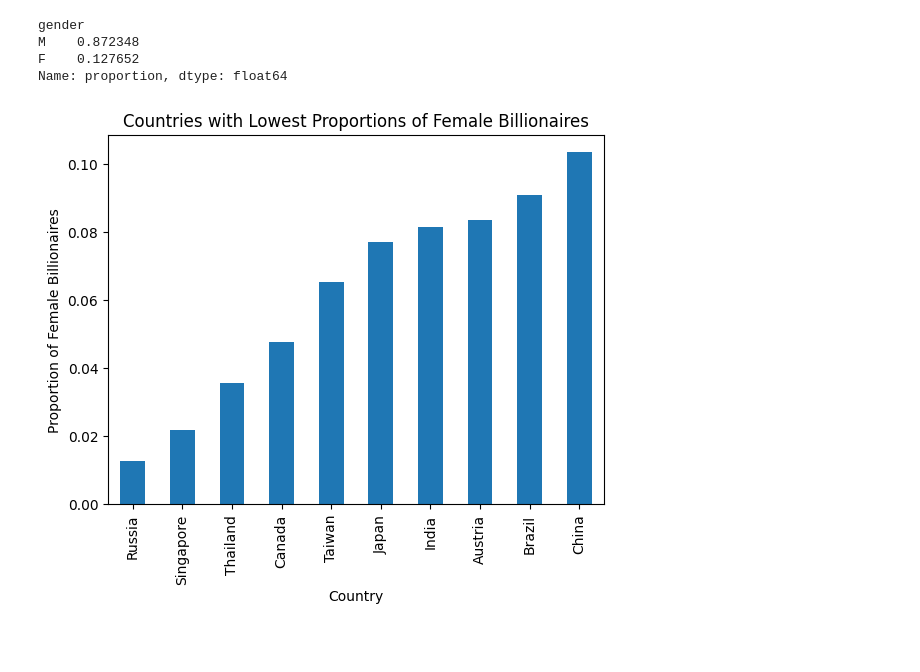
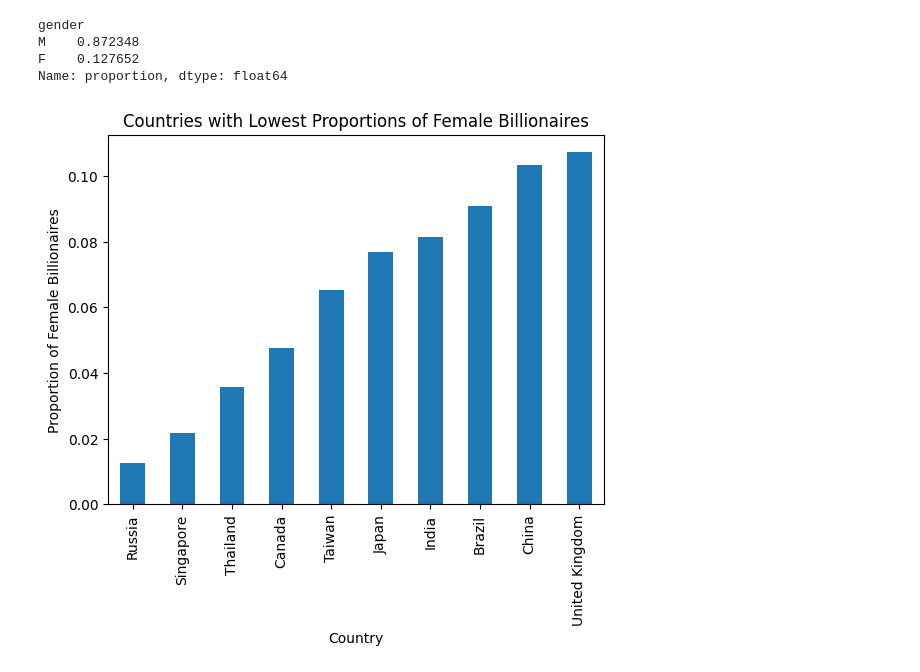
Before and after one commit to ErinZhan2500/SI618FinalProject, a Jupyter notebook: FinalProject.ipynb, the cells around one changed output. Cells and saved outputs as stored; diff of their text form; code cells hidden in the pictures; blank space fills up the shorter version.

Commit message:
gender differences

```diff
--- a/FinalProject.ipynb
+++ b/FinalProject.ipynb
@@ -476,6 +456,6 @@ max         0.630261
 Name: Gini coefficient, dtype: float64
 # %%
-low_gini = 0.35
+low_gini = 0.32
 high_gini = 0.42
 
 final_df['gini_cat'] = np.select([final_df['Gini coefficient'] < low_gini,
@@ -489,2 +469,6 @@ Low        633
 High        80
 Name: count, dtype: int64
+# %%
+# turning gini_cat into an ordered categorical variable
+categories = ['Low', 'Medium', 'High']
+final_df['gini_cat'] = pd.Categorical(final_df['gini_cat'], categories=categories, ordered=True)
@@ -551,19 +619,22 @@ gender
 M    0.872348
 F    0.127652
 Name: proportion, dtype: float64
+# %%
+top_20_countries = final_df.country.value_counts().head(20).index.tolist()
+top_20 = final_df[final_df.country.isin(top_20_countries)]
 # %%
 # Grouping data by country and gender, counting the number of billionaires
-grouped = final_df.groupby(['country', 'gender']).size().unstack()
+grouped = top_20.groupby(['country', 'gender']).size().unstack()
 
 # Calculating proportions of Female billionaires for each country
 grouped['Total'] = grouped.sum(axis=1)
 grouped['Female_Proportion'] = grouped['F'] / grouped['Total']
 lowest_female = grouped.sort_values(by='Female_Proportion').head(10)
 
 lowest_female['Female_Proportion'].plot(kind='bar')
 plt.title('Countries with Lowest Proportions of Female Billionaires')
 plt.xlabel('Country')
 plt.ylabel('Proportion of Female Billionaires')
 plt.show()
 # %% [output]
-[figure, old version]
+[figure, new version]
```
Also changed, not shown: parts of 53 cells of this notebook.
